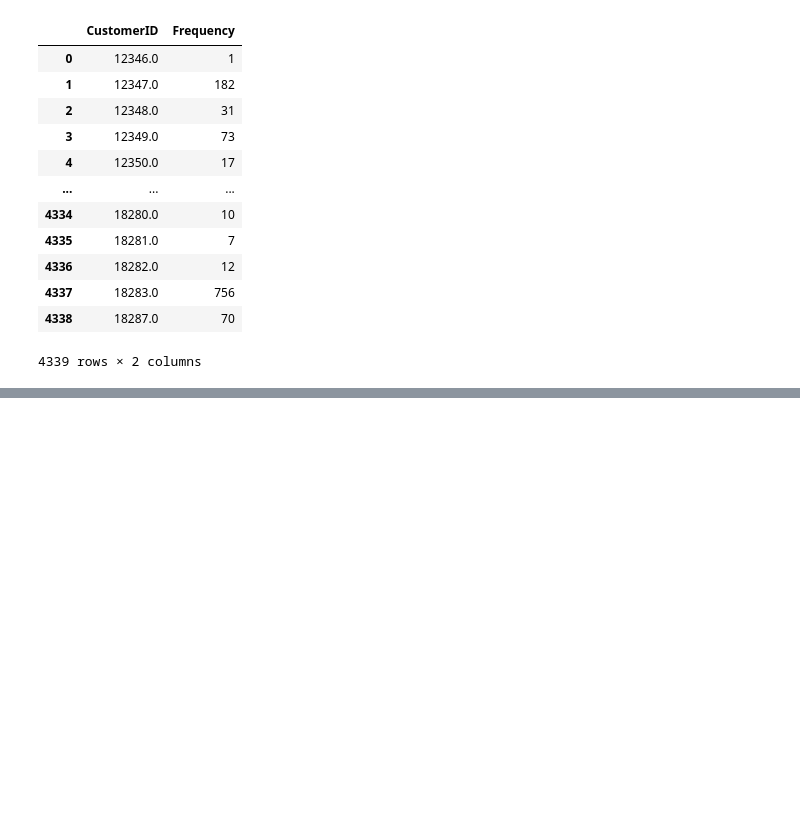
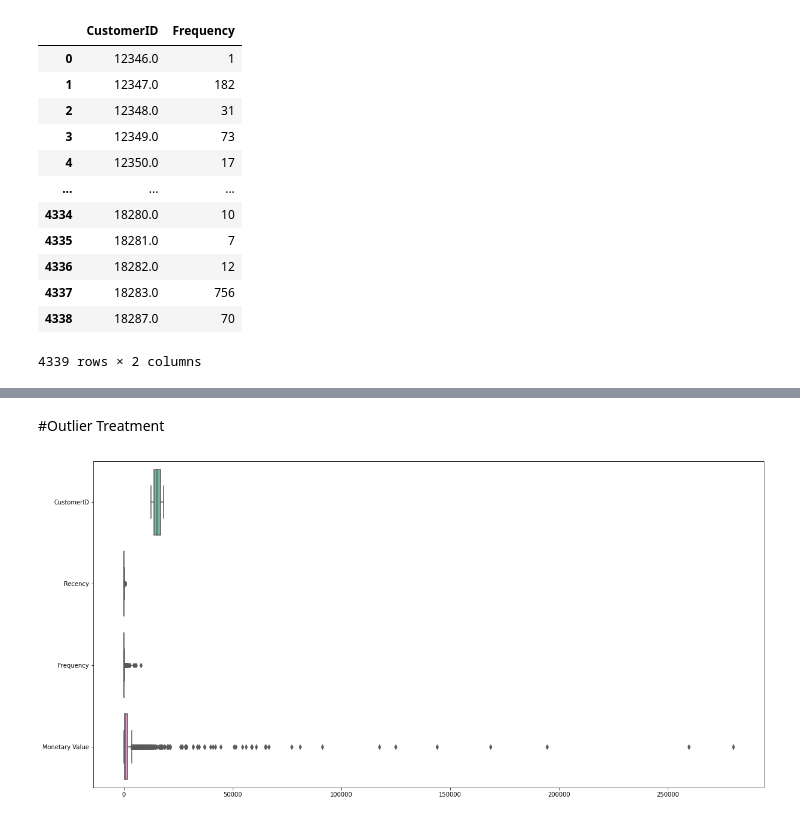
Before and after one commit to cpvivek/Onlie-Retail-Customer-Segmentation, a Jupyter notebook: Online_Retail_Customer_Segmentation__Vivek_CP_Capstone_Project.ipynb, the cells around one changed output, grey strips where cells are left out. Drawn from its saved outputs; the diff is of its cells as text; code cells hidden in the pictures; blank space fills up the shorter version.

```diff
--- a/Online_Retail_Customer_Segmentation__Vivek_CP_Capstone_Project.ipynb
+++ b/Online_Retail_Customer_Segmentation__Vivek_CP_Capstone_Project.ipynb
@@ -357 +350,10 @@ RFM_df
 4339 rows × 4 columns
+# %% [markdown]
+#Outlier Treatment
+# %%
+plt.figure(figsize=(20,10))
+sns.boxplot(data=RFM_df,orient='h',palette='Set2')
+
+plt.show()
+# %% [output]
+[figure, added]
```
Also changed, not shown: parts of 49 cells of this notebook.
